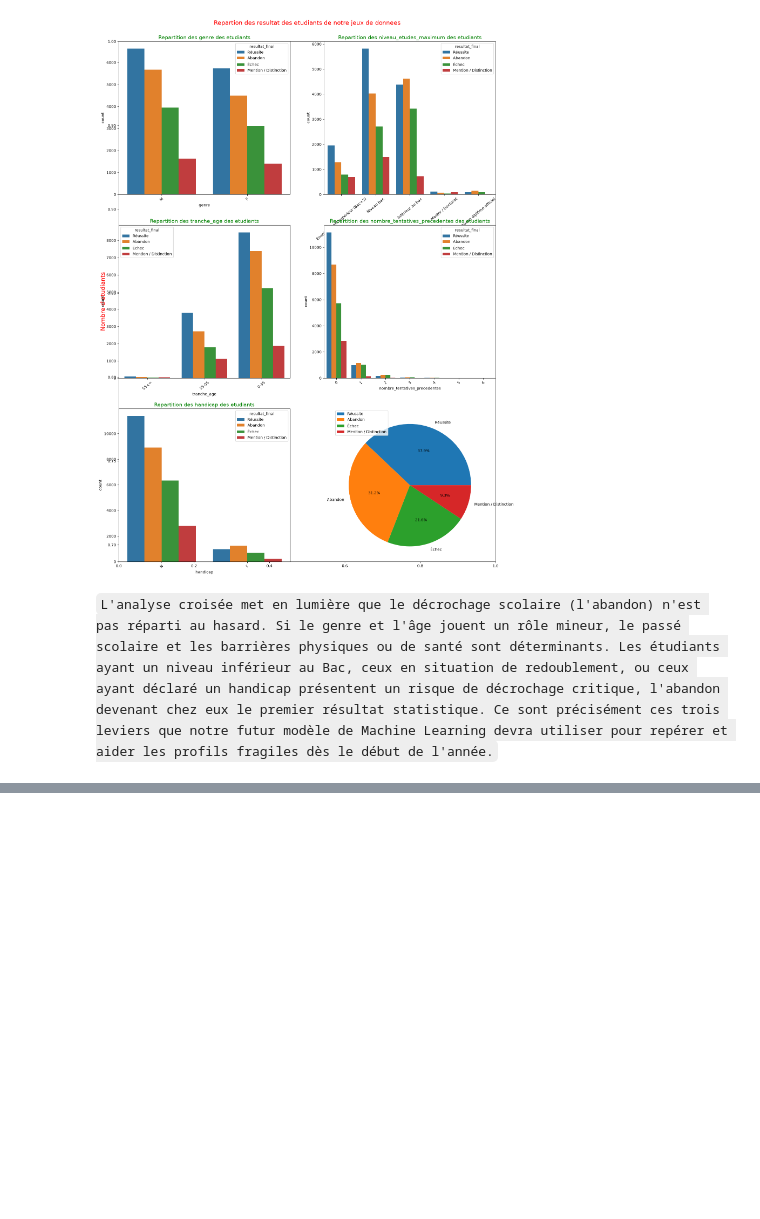
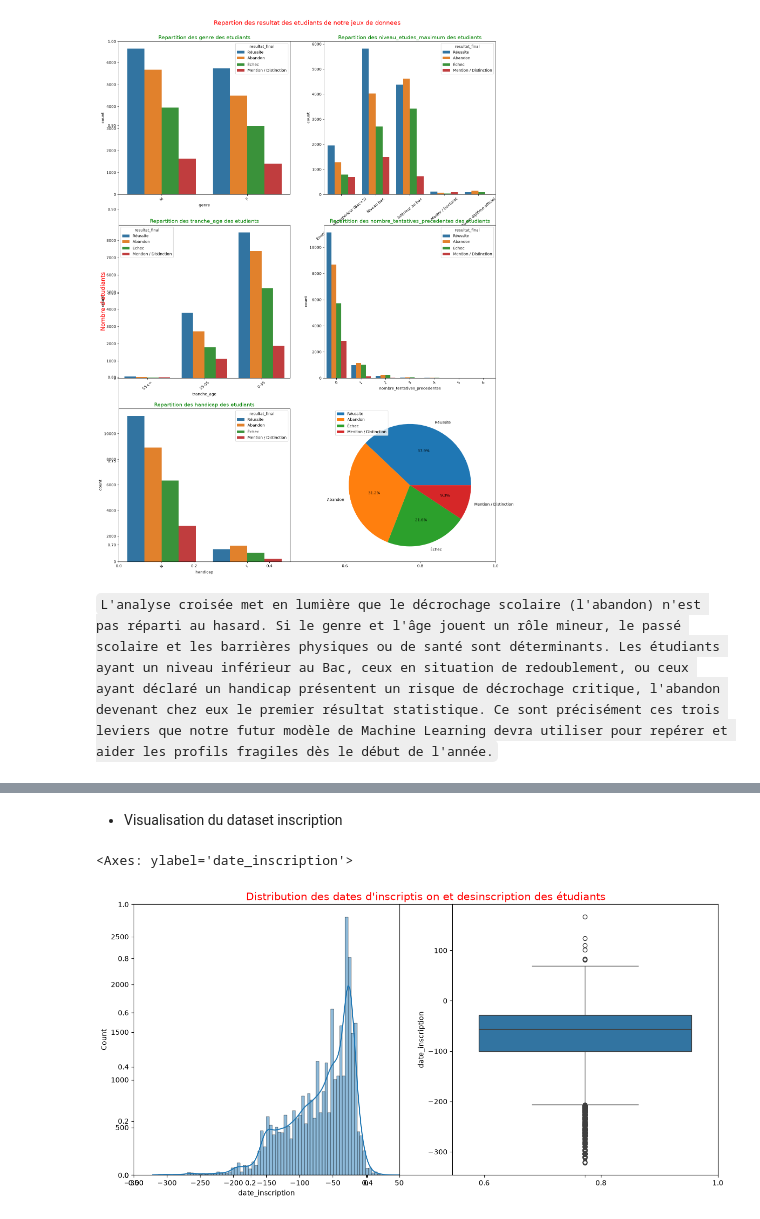
Before and after one commit to SAKPANI/Student-Success-Analytics, a Jupyter notebook: Student-Success-Analytics.ipynb, the cells around one changed output, grey strips where cells are left out. Saved outputs shown, nothing was run; the diff lists cells and outputs as text; code cells hidden in the pictures; blank space fills up the shorter version.

Commit message:
Fin d'exploration , netoyages et visualisation des 6 datasets

```diff
--- a/Student-Success-Analytics.ipynb
+++ b/Student-Success-Analytics.ipynb
@@ -588,0 +610,10 @@ plt.legend()
+# %%
+inscription.rename(columns={
+    'code_module': 'code_matiere',
+    'code_presentation': 'session_cours',
+    'id_student': 'id_etudiant',
+    'date_registration': 'date_inscription',
+    'date_unregistration': 'date_desinscription'
+}, inplace=True)
+
+inscription.columns
@@ -588,0 +648,6 @@ plt.legend()
+# %%
+inscription["date_inscription"] = inscription["date_inscription"].fillna(inscription["date_inscription"].median())  # Remplacer les valeurs manquantes par la median date d'inscription
+
+inscription["date_desinscription"] = inscription["date_desinscription"].fillna(0)  # Remplacer les valeurs manquantes par le chiffre 0
+
+inscription.isnull().sum()  # Vérification des valeurs manquantes après le traitement
@@ -588,0 +682,13 @@ plt.legend()
+# %% [markdown]
+- Visualisation du dataset inscription
+# %%
+plt.figure(figsize = (15,7))
+plt.title("Distribution des dates d'inscriptis on et desinscription des étudiants", size= 15, c = "red")
+plt.subplot(1,2,1)
+sns.histplot(data = inscription,x = "date_inscription", kde = True)
+plt.xlim(-350, 50)
+plt.subplot(1,2,2)
+sns.boxplot(data = inscription, y = "date_inscription")
+# %% [output]
+<Axes: ylabel='date_inscription'>
+[figure, added]
```
Also changed, not shown: parts of 39 cells of this notebook.
